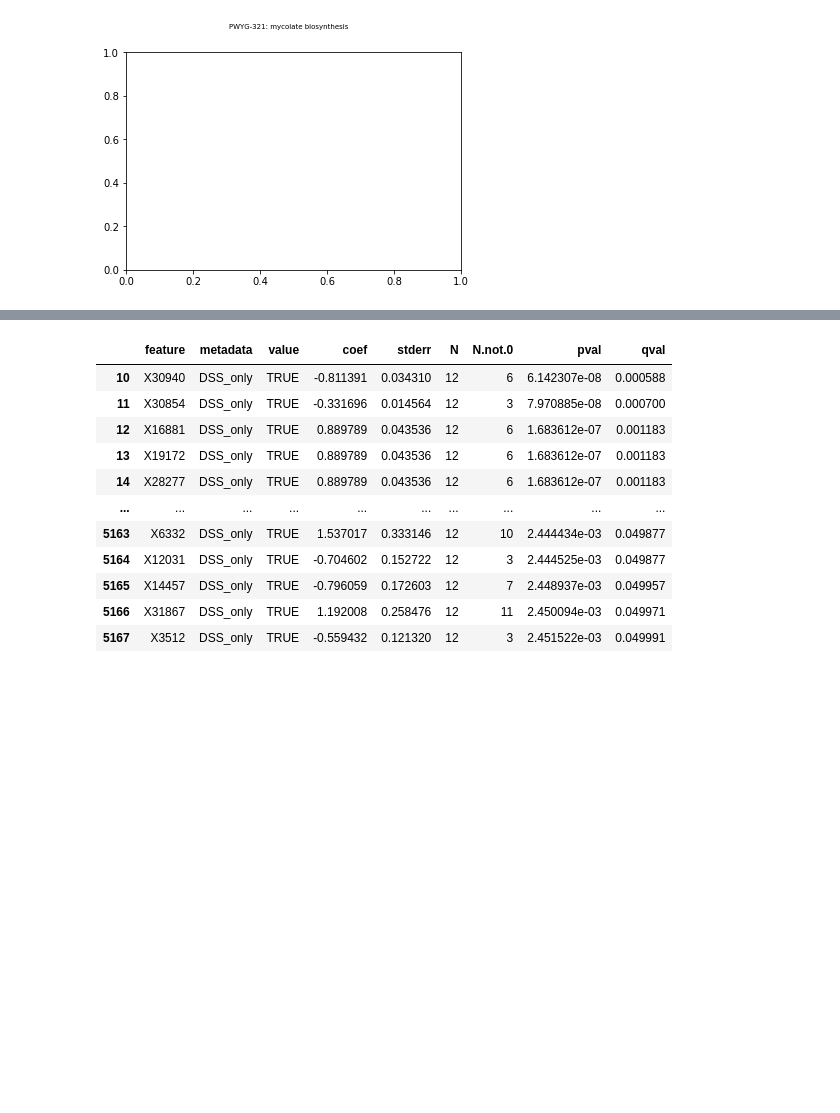
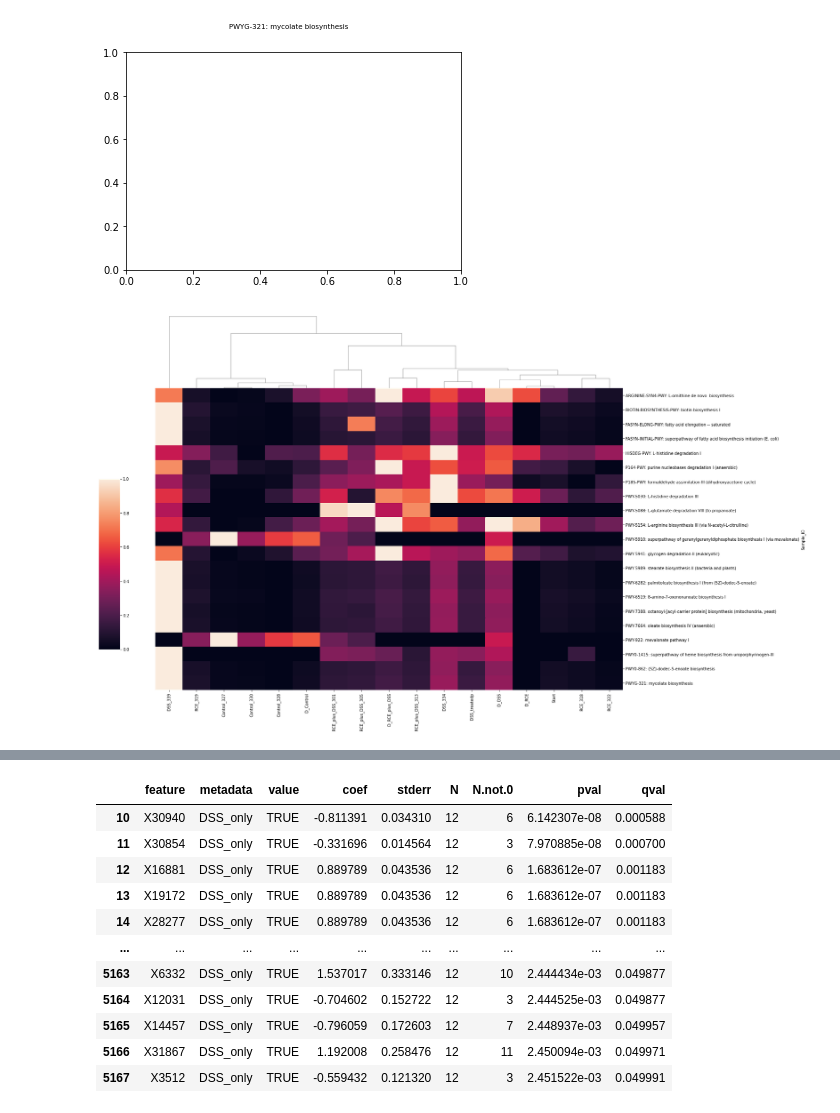
Before and after one commit to chan-csu/RCJ_Megtagenomics, a Jupyter notebook: Data_Analysis/Data_Analysis.ipynb, the cells around one changed output, grey strips where cells are left out. Drawn from its saved outputs; the diff is of its cells as text; code cells hidden in the pictures; blank space fills up the shorter version.

```diff
--- a/Data_Analysis/Data_Analysis.ipynb
+++ b/Data_Analysis/Data_Analysis.ipynb
@@ -87,3 +85,11 @@ for i in range(Path_Abund_Unstratified_Filtered.shape[0]):
     plt.cla()
 # %% [output]
 [figure]
+# %%
+Path_Abund_Unstratified_Filtered.set_index("Sample_ID",inplace=True)
+# %%
+import seaborn
+ax=seaborn.clustermap(Path_Abund_Unstratified_Filtered,standard_scale=0,figsize=(25,15),row_cluster=False, metric="correlation",dendrogram_ratio=(.1, .2),cbar_pos=(0, .2, .03, .4))
+ax.savefig("test")
+# %% [output]
+[figure, added]
```
Also changed, not shown: parts of 17 cells of this notebook, 19 other files.
